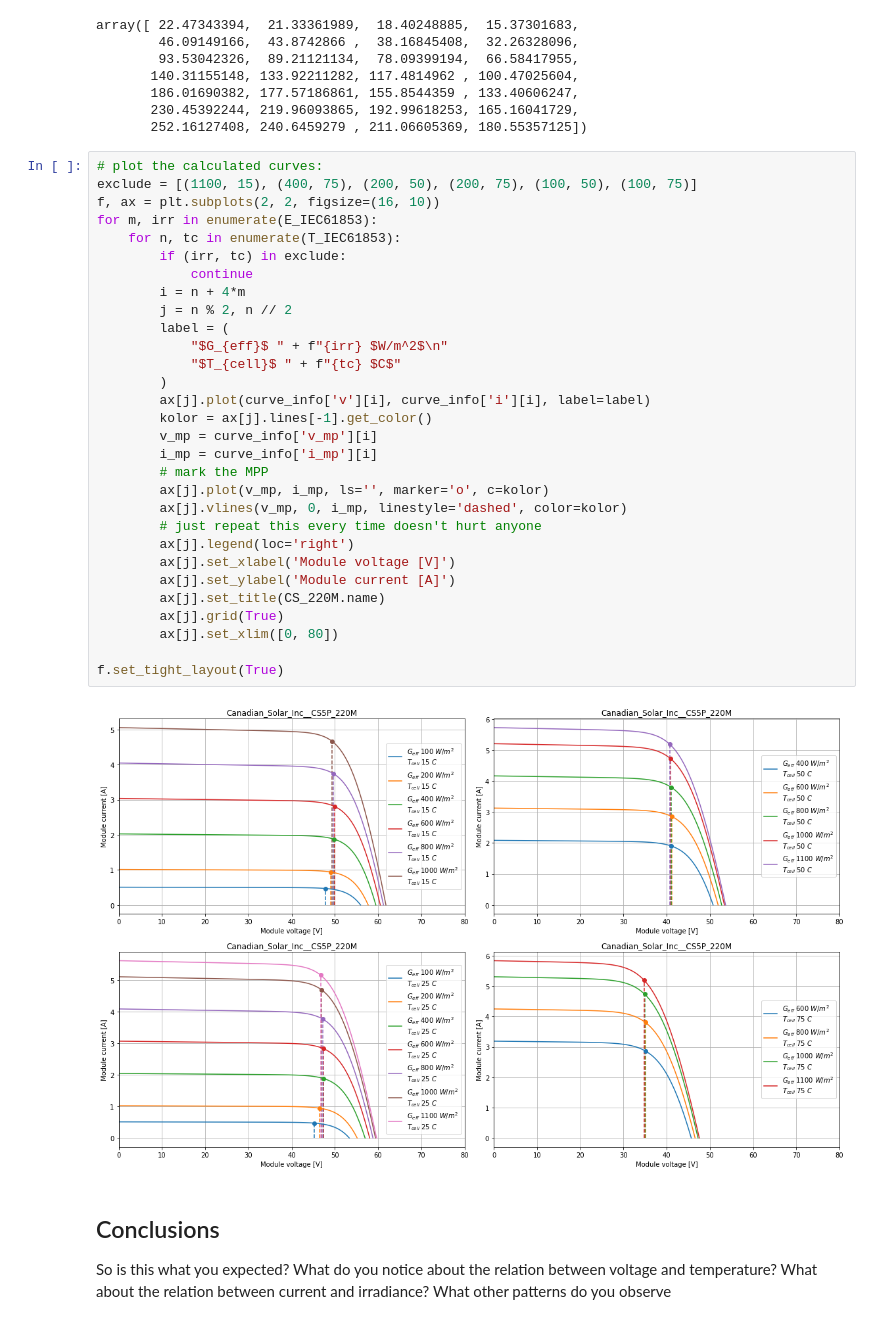
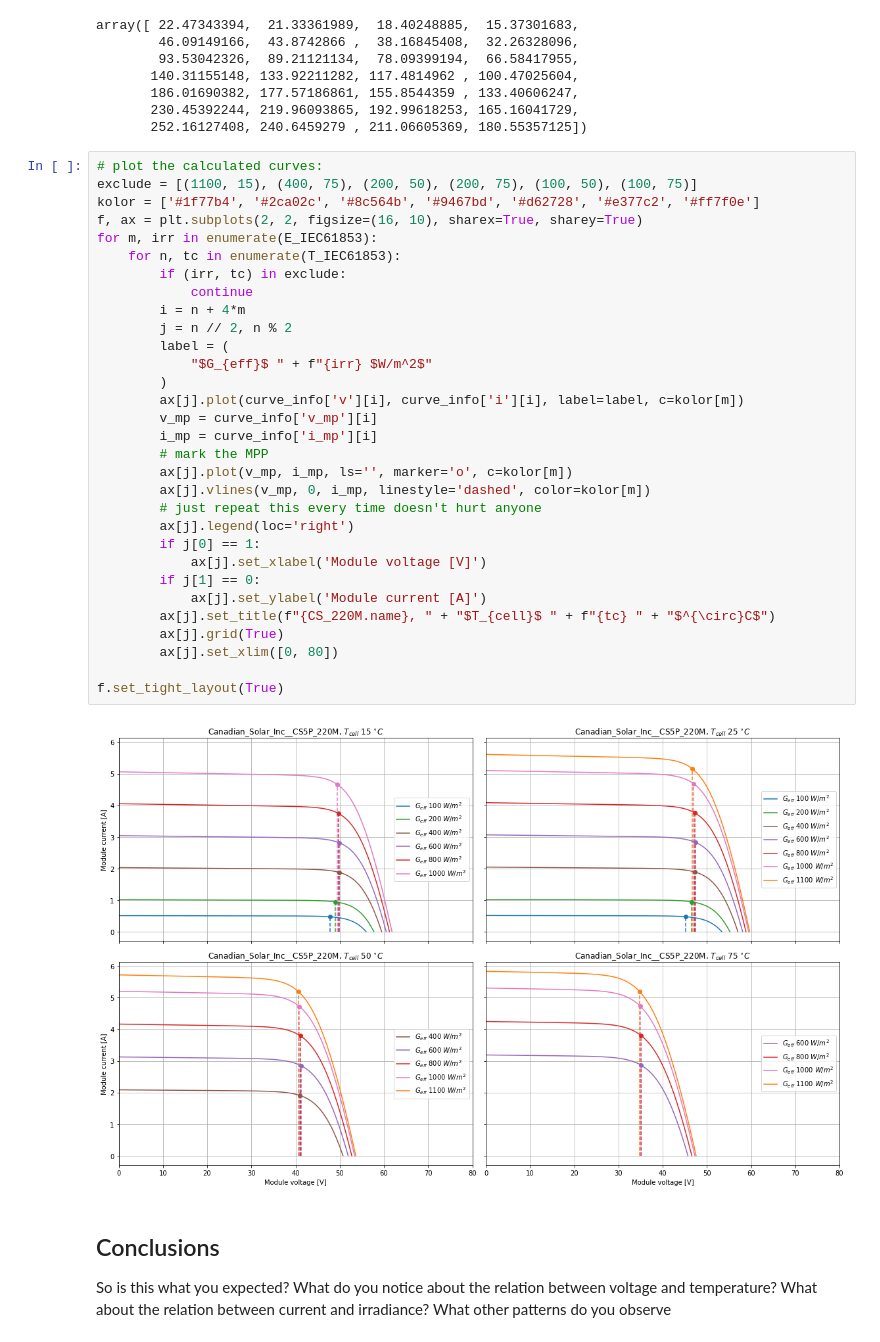
Before and after one commit to mikofski/OLD-PVSC48-Python-Tutorial, a Jupyter notebook: Tutorial 4 - Model a Module's Performance.ipynb, the cells around one changed output. Cells and saved outputs as stored; diff of their text form.

Commit message:
same colors, temp in title, sharexy

```diff
--- a/Tutorial 4 - Model a Module's Performance.ipynb
+++ b/Tutorial 4 - Model a Module's Performance.ipynb
@@ -265,35 +265,36 @@ array([ 22.47343394,  21.33361989,  18.40248885,  15.37301683,
 # %%
 # plot the calculated curves:
 exclude = [(1100, 15), (400, 75), (200, 50), (200, 75), (100, 50), (100, 75)]
-f, ax = plt.subplots(2, 2, figsize=(16, 10))
+kolor = ['#1f77b4', '#2ca02c', '#8c564b', '#9467bd', '#d62728', '#e377c2', '#ff7f0e']
+f, ax = plt.subplots(2, 2, figsize=(16, 10), sharex=True, sharey=True)
 for m, irr in enumerate(E_IEC61853):
     for n, tc in enumerate(T_IEC61853):
         if (irr, tc) in exclude:
             continue
         i = n + 4*m
-        j = n % 2, n // 2
+        j = n // 2, n % 2
         label = (
-            "$G_{eff}$ " + f"{irr} $W/m^2$\n"
-            "$T_{cell}$ " + f"{tc} $C$"
+            "$G_{eff}$ " + f"{irr} $W/m^2$"
         )
-        ax[j].plot(curve_info['v'][i], curve_info['i'][i], label=label)
-        kolor = ax[j].lines[-1].get_color()
+        ax[j].plot(curve_info['v'][i], curve_info['i'][i], label=label, c=kolor[m])
         v_mp = curve_info['v_mp'][i]
         i_mp = curve_info['i_mp'][i]
         # mark the MPP
-        ax[j].plot(v_mp, i_mp, ls='', marker='o', c=kolor)
-        ax[j].vlines(v_mp, 0, i_mp, linestyle='dashed', color=kolor)
+        ax[j].plot(v_mp, i_mp, ls='', marker='o', c=kolor[m])
+        ax[j].vlines(v_mp, 0, i_mp, linestyle='dashed', color=kolor[m])
         # just repeat this every time doesn't hurt anyone
         ax[j].legend(loc='right')
-        ax[j].set_xlabel('Module voltage [V]')
-        ax[j].set_ylabel('Module current [A]')
-        ax[j].set_title(CS_220M.name)
+        if j[0] == 1:
+            ax[j].set_xlabel('Module voltage [V]')
+        if j[1] == 0:
+            ax[j].set_ylabel('Module current [A]')
+        ax[j].set_title(f"{CS_220M.name}, " + "$T_{cell}$ " + f"{tc} " + "$^{\circ}C$")
         ax[j].grid(True)
         ax[j].set_xlim([0, 80])
 
 f.set_tight_layout(True)
 # %% [output]
-[figure, old version]
+[figure, new version]
 # %% [markdown]
 ## Conclusions
 So is this what you expected? What do you notice about the relation between voltage and temperature? What about the relation between current and irradiance? What other patterns do you observe
```
